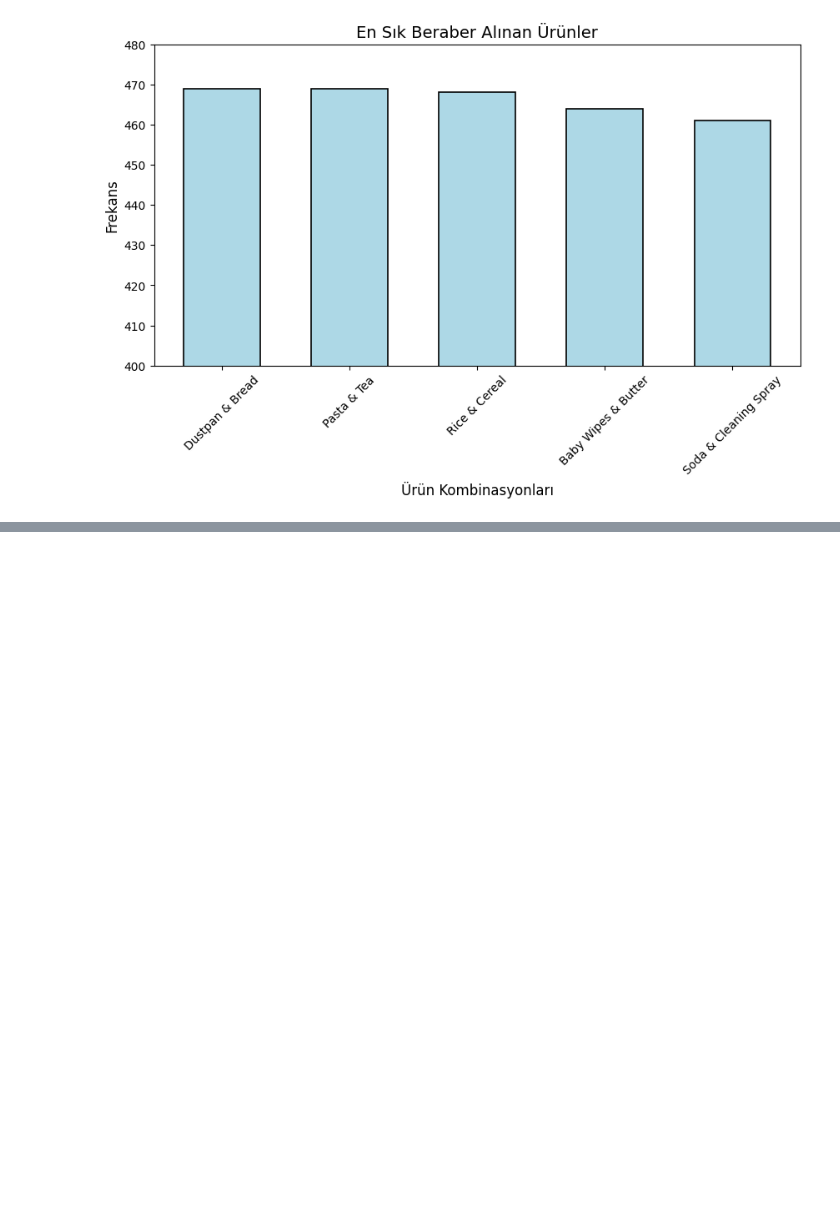
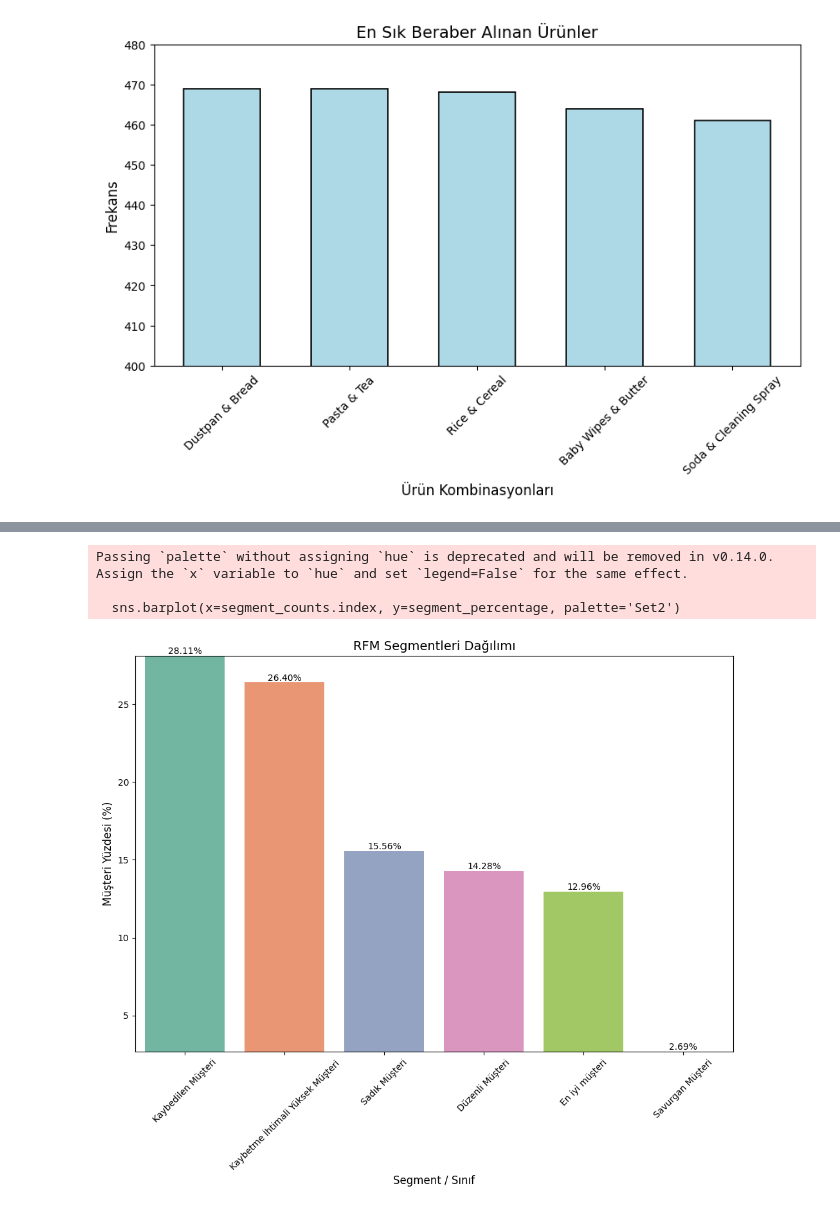
Before and after one commit to bersankilic/retail_transactions_analysis, a Jupyter notebook: veri_madenciligi.ipynb, the cells around one changed output, grey strips where cells are left out. Saved outputs shown, nothing was run; the diff lists cells and outputs as text; code cells hidden in the pictures; blank space fills up the shorter version.

Commit message:
REM Model segmentation

```diff
--- a/veri_madenciligi.ipynb
+++ b/veri_madenciligi.ipynb
@@ -325,3 +392,21 @@ plt.yticks(fontsize=10)
 plt.show()
 # %% [output]
 [figure]
+# %%
+# Recency, Frequency ve Monetary değerlerinin hesaplanması
+# Recency: Müşterinin son alışveriş yaptığı tarihten itibaren geçen gün sayısı
+# Frequency: Müşterinin toplam alışveriş sayısı
+# Monetary: Müşterinin toplam harcama miktarı
+df['Date'] = pd.to_datetime(df['Date'])
+latest_date = df['Date'].max()
+rfm = df.groupby('Customer_Name').agg({
+    'Date': lambda x: (latest_date - x.max()).days,
+    'Transaction_ID': 'count',
+    'Total_Cost': 'sum'
+}).reset_index()
+rfm.columns = ['Customer_Name', 'Recency', 'Frequency', 'Monetary']
+rfm['R_Score'] = pd.qcut(rfm['Recency'], 5, labels=[5, 4, 3, 2, 1])
+rfm['F_Score'] = pd.qcut(rfm['Frequency'].rank(method='first'), 5, labels=[1, 2, 3, 4, 5])
+rfm['M_Score'] = pd.qcut(rfm['Monetary'], 5, labels=[1, 2, 3, 4, 5])
+rfm['RFM_Score'] = rfm['R_Score'].astype(str) + rfm['F_Score'].astype(str) + rfm['M_Score'].astype(str)
+rfm.head(10)
@@ -327,0 +425,34 @@ plt.show()
+# %%
+# RFM segmentlerini tanımlama
+def segment_customer(df):
+    if df['RFM_Score'] == '555':
+        return 'En iyi müşteri'
+    elif df['R_Score'] == 5:
+        return 'Sadık Müşteri'
+    elif df['F_Score'] == 5:
+        return 'Düzenli Müşteri'
+    elif df['M_Score'] == 5:
+        return 'Savurgan Müşteri'
+    elif df['R_Score'] == 2:
+        return 'Kaybetme İhtimali Yüksek Müşteri'
+    elif df['R_Score'] == 1:
+        return 'Kaybedilen Müşteri'
+rfm['Segment'] = rfm.apply(segment_customer, axis=1)
+segment_counts = rfm['Segment'].value_counts()
+segment_counts
+plt.figure(figsize=(12, 8))
+segment_percentage = (segment_counts / segment_counts.sum()) * 100
+sns.barplot(x=segment_counts.index, y=segment_percentage, palette='Set2')
+plt.title('RFM Segmentleri Dağılımı', fontsize=14)
+plt.xlabel('Segment / Sınıf', fontsize=12)
+plt.ylabel('Müşteri Yüzdesi (%)', fontsize=12)
+plt.xticks(rotation=45)
+plt.ylim(segment_percentage.min() * 0.9999, segment_percentage.max() * 1.0001)
+for i in range(len(segment_percentage)):
+    plt.text(i, segment_percentage[i], f'{segment_percentage[i]:.2f}%', ha='center', va='bottom')
+plt.show()
+# %% [output]
+Passing `palette` without assigning `hue` is deprecated and will be removed in v0.14.0. Assign the `x` variable to `hue` and set `legend=False` for the same effect.
+
+  sns.barplot(x=segment_counts.index, y=segment_percentage, palette='Set2')
+[figure, added]
```
Also changed, not shown: parts of 7 cells of this notebook, 1 other file.
